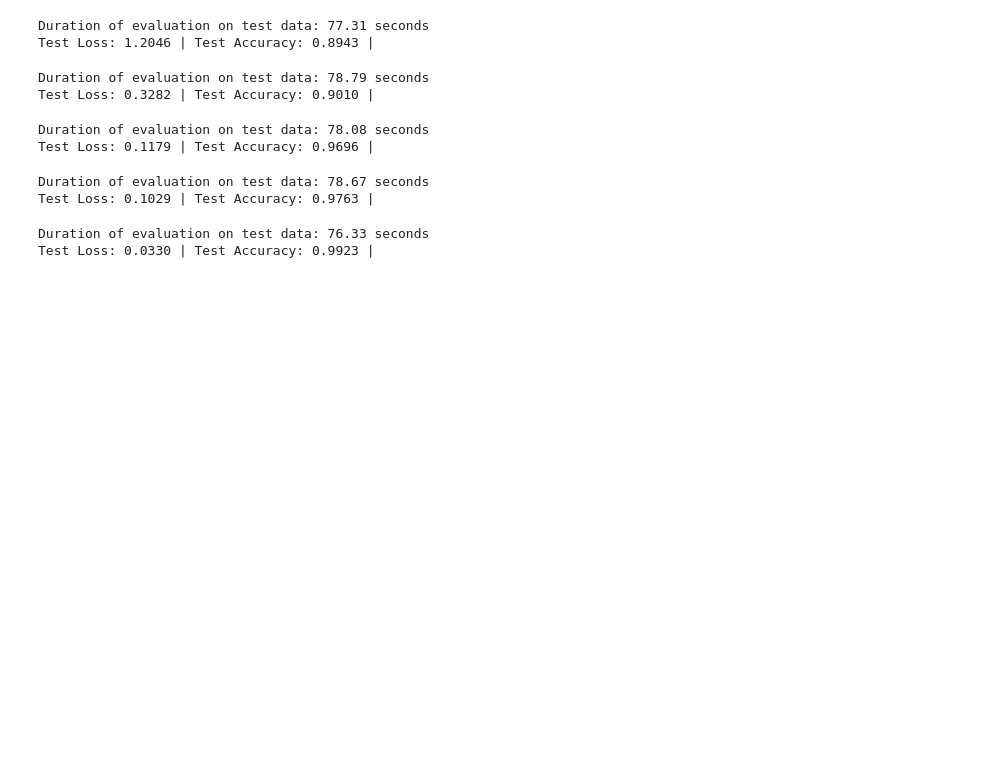
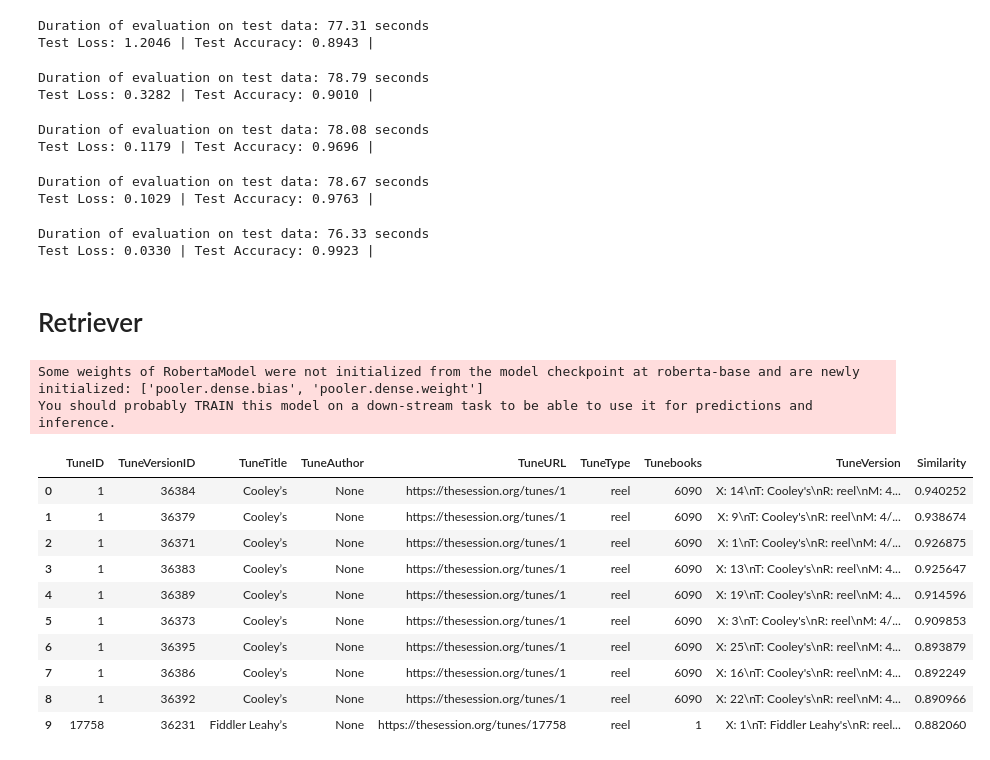
Before and after one commit to maxbhardy/thesession, a Jupyter notebook: test_midi.ipynb, the cells around one changed output. Cells and saved outputs as stored; diff of their text form; code cells hidden in the pictures; blank space fills up the shorter version.

Commit message:
Retriever pour vérifier les pièces les plus proches

```diff
--- a/test_midi.ipynb
+++ b/test_midi.ipynb
@@ -335,3 +335,40 @@ with open("testing.csv", "a") as f:
 # %% [output]
 Duration of evaluation on test data: 76.33 seconds
 Test Loss: 0.0330 | Test Accuracy: 0.9923 |
+# %% [markdown]
+# Retriever
+# %%
+import os
+import dotenv
+
+import pandas as pd
+
+from thesession.retriever import TheSessionRetriever, get_database_url
+
+dotenv.load_dotenv("thesession-db/.env")
+
+url = get_database_url(
+    os.getenv("POSTGRES_USER"),
+    os.getenv("POSTGRES_PASSWORD"),
+    port=15432,
+    database=os.getenv("POSTGRES_DB")
+)
+
+retriever = TheSessionRetriever(url, "models/step6_best.pt", backend="soundfile")
+# %% [output]
+Some weights of RobertaModel were not initialized from the model checkpoint at roberta-base and are newly initialized: ['pooler.dense.bias', 'pooler.dense.weight']
+You should probably TRAIN this model on a down-stream task to be able to use it for predictions and inference.
+# %%
+retriever("audio_flac/1_cooleys/36371_0.flac", limit=10)
+# %% [output]
+|  | TuneID | TuneVersionID | TuneTitle | TuneAuthor | TuneURL | TuneType | Tunebooks | TuneVersion | Similarity |
+| 0 | 1 | 36384 | Cooley’s | None | https://thesession.org/tunes/1 | reel | 6090 | X: 14\nT: Cooley's\nR: reel\nM: 4... | 0.940252 |
+| 1 | 1 | 36379 | Cooley’s | None | https://thesession.org/tunes/1 | reel | 6090 | X: 9\nT: Cooley's\nR: reel\nM: 4/... | 0.938674 |
+| 2 | 1 | 36371 | Cooley’s | None | https://thesession.org/tunes/1 | reel | 6090 | X: 1\nT: Cooley's\nR: reel\nM: 4/... | 0.926875 |
+| 3 | 1 | 36383 | Cooley’s | None | https://thesession.org/tunes/1 | reel | 6090 | X: 13\nT: Cooley's\nR: reel\nM: 4... | 0.925647 |
+| 4 | 1 | 36389 | Cooley’s | None | https://thesession.org/tunes/1 | reel | 6090 | X: 19\nT: Cooley's\nR: reel\nM: 4... | 0.914596 |
+| 5 | 1 | 36373 | Cooley’s | None | https://thesession.org/tunes/1 | reel | 6090 | X: 3\nT: Cooley's\nR: reel\nM: 4/... | 0.909853 |
+| 6 | 1 | 36395 | Cooley’s | None | https://thesession.org/tunes/1 | reel | 6090 | X: 25\nT: Cooley's\nR: reel\nM: 4... | 0.893879 |
+| 7 | 1 | 36386 | Cooley’s | None | https://thesession.org/tunes/1 | reel | 6090 | X: 16\nT: Cooley's\nR: reel\nM: 4... | 0.892249 |
+| 8 | 1 | 36392 | Cooley’s | None | https://thesession.org/tunes/1 | reel | 6090 | X: 22\nT: Cooley's\nR: reel\nM: 4... | 0.890966 |
+| 9 | 17758 | 36231 | Fiddler Leahy’s | None | https://thesession.org/tunes/17758 | reel | 1 | X: 1\nT: Fiddler Leahy's\nR: reel... | 0.882060 |
```
Also changed, not shown: parts of 2 cells of this notebook, 2 other files.
